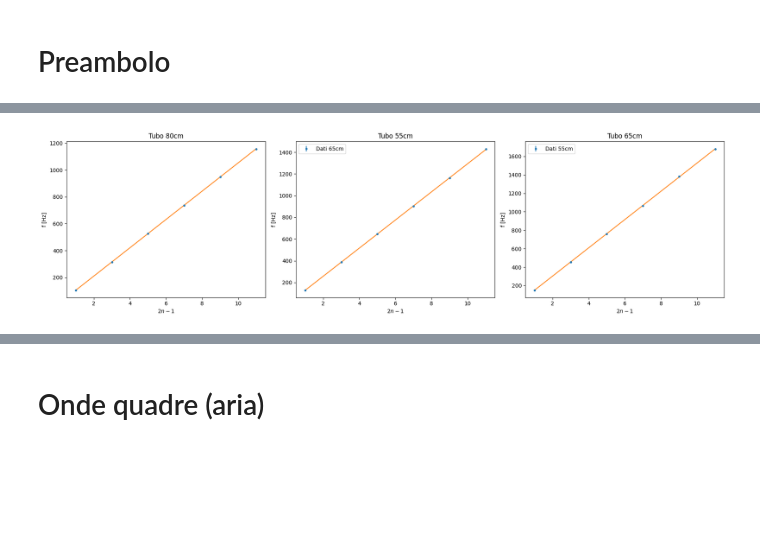
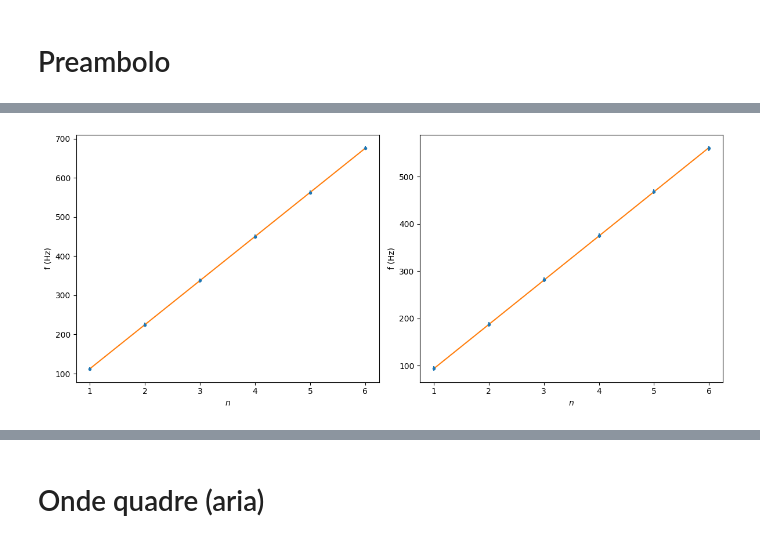
Before and after one commit to matteodeclich/Esperienze-in-laboratorio, a Jupyter notebook: Tubo risonanza/Tubo_di_risonanza.ipynb, the cells around one changed output, grey strips where cells are left out. Saved outputs shown, nothing was run; the diff lists cells and outputs as text; code cells hidden in the pictures; blank space fills up the shorter version.

```diff
--- a/Tubo risonanza/Tubo_di_risonanza.ipynb
+++ b/Tubo risonanza/Tubo_di_risonanza.ipynb
@@ -395,4 +291,5 @@ Bisogna inoltre confrontare la velocit
 # %%
-df9=pd.read_excel('Tubo risonanza.xlsx', sheet_name=6)
-df9.fillna('')
+df7=pd.read_excel('Tubo risonanza.xlsx', sheet_name=3)
+df7=df7.fillna('')
+df7
 # %% [output]
@@ -407,51 +309,44 @@ df9.fillna('')
 # %%
-n = pd.to_numeric(df9.iloc[1:7, 0], errors='coerce').dropna().values
+n2=pd.to_numeric(df7.iloc[1:7, 0], errors='coerce').dropna().values
+fa=pd.to_numeric(df7.iloc[1:7, 1], errors='coerce').dropna().values
+sfa=pd.to_numeric(df7.iloc[1:7, 2], errors='coerce').dropna().values
+n3=pd.to_numeric(df7.iloc[1:7, 4], errors='coerce').dropna().values
+fk=pd.to_numeric(df7.iloc[1:7, 5], errors='coerce').dropna().values
+sfk=pd.to_numeric(df7.iloc[1:7, 6], errors='coerce').dropna().values
 
-f1 = pd.to_numeric(df9.iloc[1:7, 1], errors='coerce').dropna().values
-sf1 = pd.to_numeric(df9.iloc[1:7, 2], errors='coerce').dropna().values
+# --- FIT PASSANTE PER L'ORIGINE ---
 
-f2 = pd.to_numeric(df9.iloc[1:7, 3], errors='coerce').dropna().values
-sf2 = pd.to_numeric(df9.iloc[1:7, 4], errors='coerce').dropna().values
+# Argon
+k4 = ad.minquadw_kx(n2, fa, sfa)
 
-f3 = pd.to_numeric(df9.iloc[1:7, 5], errors='coerce').dropna().values
-sf3 = pd.to_numeric(df9.iloc[1:7, 6], errors='coerce').dropna().values
+# Kripton
+k5 = ad.minquadw_kx(n3, fk, sfk)
 
-a1, b1, _ = ad.minquadw_abx(n, f1, sf1)
-a2, b2, _ = ad.minquadw_abx(n, f2, sf2)
-a3, b3, _ = ad.minquadw_abx(n, f3, sf3)
+def retta0(x, k):
+    return k * x
 
-def retta(x, a, b):
-    return a + b * x
-t1 = np.linspace(min(n), max(n), 100)
+t = np.linspace(min(min(n2), min(n3)), max(max(n2), max(n3)), 200)
 
+fig, (ax1, ax2) = plt.subplots(1, 2, figsize=(12, 5))
 
-import matplotlib.pyplot as plt
+# --- PLOT 1: Argon ---
+ax1.errorbar(n2, fa, yerr=sfa, fmt='o', ls='none', label='Argon', ms=3)
+ax1.plot(t, retta0(t, k4.nominal_value), label='Fit')
+ax1.set_xlabel(r'$n$')
+ax1.set_ylabel(r'f (Hz)')
 
-fig, (ax1, ax2, ax3) = plt.subplots(1, 3, figsize=(18, 5))
-
-# --- PLOT 1: 80cm ---
-ax1.errorbar(n, f1, yerr=sf1, fmt='o', ls='none', label='Dati 80cm', ms=3)
-ax1.plot(t1, retta(t1, a1.nominal_value, b1.nominal_value))
-ax1.set_title('Tubo 80cm')
-ax1.set_xlabel(r'$2n-1$')
-ax1.set_ylabel(r'f [Hz]')
-
-# --- PLOT 2: 65cm ---
-ax2.errorbar(n, f2, yerr=sf2, fmt='o', ls='none', label='Dati 65cm', ms=3)
-ax2.plot(t1, retta(t1, a2.nominal_value, b2.nominal_value))
-ax2.set_title('Tubo 55cm')
-ax2.set_xlabel(r'$2n-1$')
-ax2.set_ylabel(r'f [Hz]')
-ax2.legend()
-
-# --- PLOT 3: 55cm ---
-ax3.errorbar(n, f3, yerr=sf3, fmt='o', ls='none', label='Dati 55cm', ms=3)
-ax3.plot(t1, retta(t1, a3.nominal_value, b3.nominal_value))
-ax3.set_title('Tubo 65cm')
-ax3.set_xlabel(r'$2n-1$')
-ax3.set_ylabel(r'f [Hz]')
-ax3.legend()
+# --- PLOT 2: Kripton ---
+ax2.errorbar(n3, fk, yerr=sfk, fmt='o', ls='none', label='Kripton', ms=3)
+ax2.plot(t, retta0(t, k5.nominal_value), label='Fit')
+ax2.set_xlabel(r'$n$')
+ax2.set_ylabel(r'f (Hz)')
 
 plt.tight_layout()
 plt.show()
+
+print("="*70)
+ad.chi_quadro(fa, k4*n2, sfa, 1);
+print("="*70)
+ad.chi_quadro(fk, k5*n3, sfk, 1);
+print("="*70)
 # %% [output]
@@ -470 +357 @@ Il risultato del fit y = a + b·x è:
-[figure, old version]
+[figure, new version]
```
Also changed, not shown: parts of 64 cells of this notebook, 1 other file.
